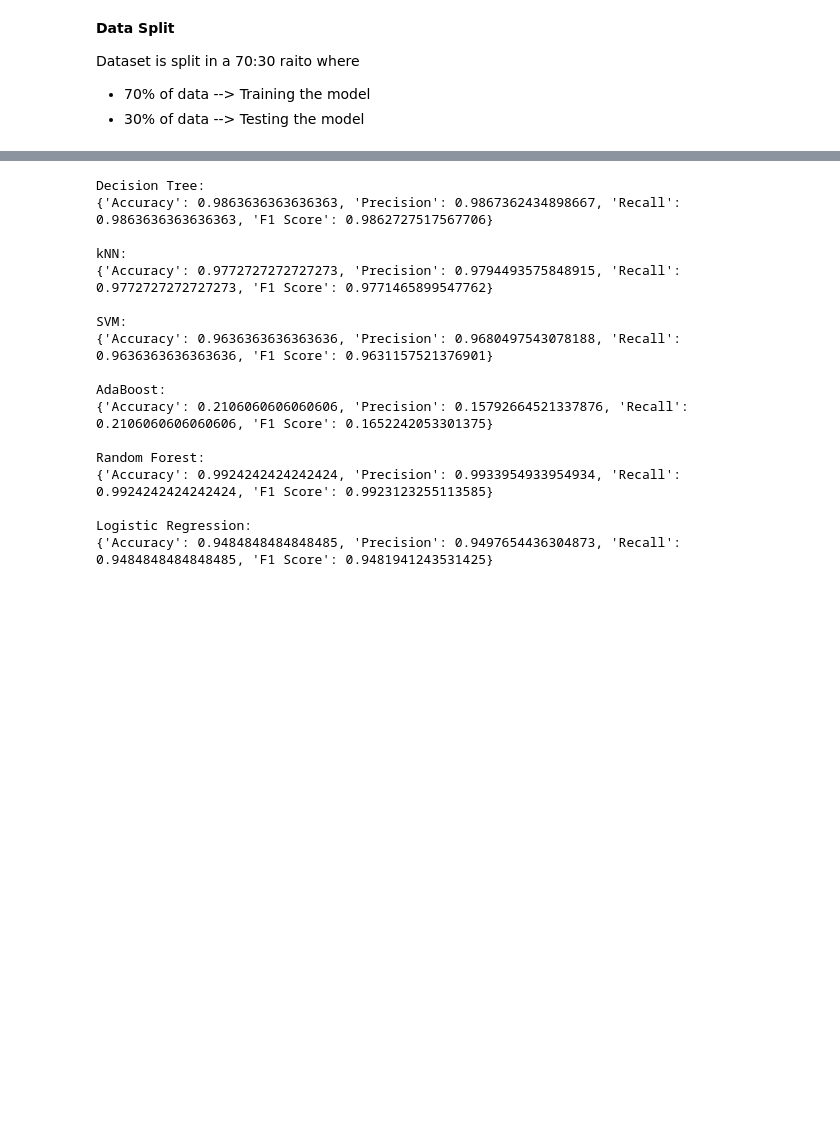
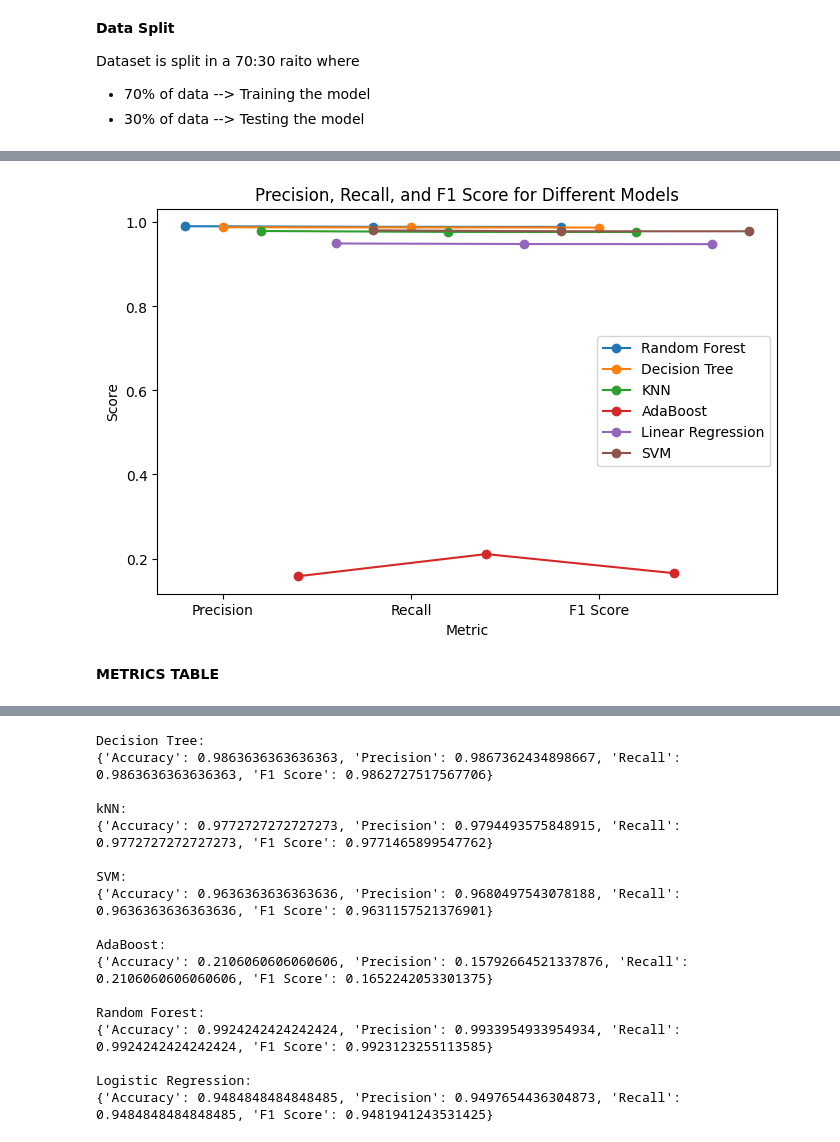
Before and after one commit to prathamkandari/FASAL-FUSION, a Jupyter notebook: notebook/fasalfusion.ipynb, the cells around one changed output, grey strips where cells are left out. Cells and saved outputs as stored; diff of their text form; code cells hidden in the pictures; blank space fills up the shorter version.

```diff
--- a/notebook/fasalfusion.ipynb
+++ b/notebook/fasalfusion.ipynb
@@ -142,0 +463,18 @@ x_train, x_test, y_train, y_test = train_test_split(x, y, test_size=0.3, random_
+# %%
+from sklearn.svm import SVC
+import joblib
+import time
+
+
+# Initialize and train the SVM model
+svm_model = SVC(kernel='linear', C=1.0)  #
+
+# Make predictions on the test set
+start_time = time.time()
+svm_model.fit(x_train, y_train)
+joblib.dump(svm_model, "/content/SVM_model.joblib")
+end_time = time.time()
+training_time = end_time - start_time
+
+# Save the trained model
+print(f"Training time for SVM: {training_time} seconds");
@@ -142,0 +562,42 @@ x_train, x_test, y_train, y_test = train_test_split(x, y, test_size=0.3, random_
+# %%
+from sklearn.svm import SVC
+from sklearn.ensemble import RandomForestClassifier, AdaBoostClassifier
+from sklearn.tree import DecisionTreeClassifier
+from sklearn.neighbors import KNeighborsClassifier
+from sklearn.linear_model import LogisticRegression
+from sklearn.model_selection import train_test_split
+from sklearn.metrics import precision_recall_fscore_support
+import matplotlib.pyplot as plt
+import numpy as np
+
+# Assuming you have stored precision, recall, and F1 score for each model in variables
+# P1, R1, F1, P2, R2, F2, ..., P6, R6, F6
+
+# Create lists to store values for each model
+precisions = [P1, P2, P3, P4, P5, P6]
+recalls = [R1, R2, R3, R4, R5, R6]
+f1_scores = [F1, F2, F3, F4, F5, F6]
+
+# Model names
+model_names = ['Random Forest', 'Decision Tree', 'KNN', 'AdaBoost', 'Linear Regression', 'SVM']
+
+# Generate x-axis values with some spacing
+metrics = ['Precision', 'Recall', 'F1 Score']
+x_values = np.arange(len(metrics))
+
+# Plotting
+plt.figure(figsize=(8, 5))
+
+for i in range(len(model_names)):
+    plt.plot(x_values + i * 0.2, [precisions[i], recalls[i], f1_scores[i]], marker='o', label=model_names[i])
+
+plt.xticks(x_values + 0.2, metrics)
+plt.title('Precision, Recall, and F1 Score for Different Models')
+plt.xlabel('Metric')
+plt.ylabel('Score')
+plt.legend()
+plt.show()
+# %% [output]
+[figure, added]
+# %% [markdown]
+**METRICS TABLE**
```
Also changed, not shown: parts of 40 cells of this notebook.
